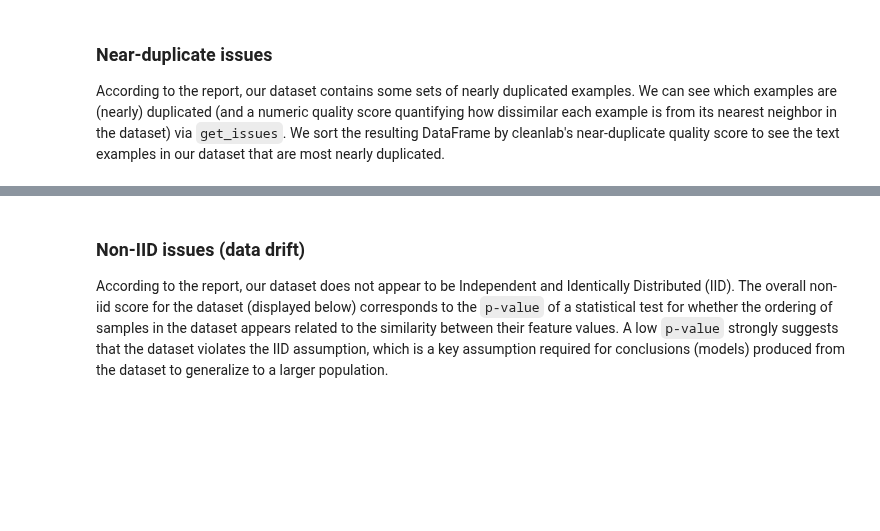
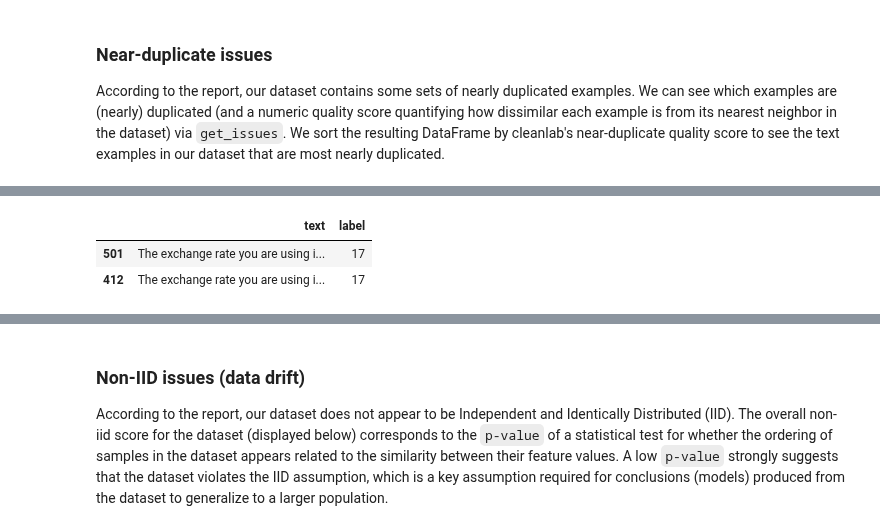
Before and after one commit to huggingface/cookbook, a Jupyter notebook: notebooks/en/issues_in_text_dataset.ipynb, the cells around one changed output, grey strips where cells are left out. Cells and saved outputs as stored; diff of their text form; code cells hidden in the pictures; blank space fills up the shorter version.

```diff
--- a/notebooks/en/issues_in_text_dataset.ipynb
+++ b/notebooks/en/issues_in_text_dataset.ipynb
@@ -224,2 +468,6 @@ data.iloc[[160, 148]]
 # %%
-data.iloc[[546, 514]]
+data.iloc[[501, 412]]
+# %% [output]
+|  | text | label |
+| 501 | The exchange rate you are using i... | 17 |
+| 412 | The exchange rate you are using i... | 17 |
```
Also changed, not shown: parts of 34 cells of this notebook.
